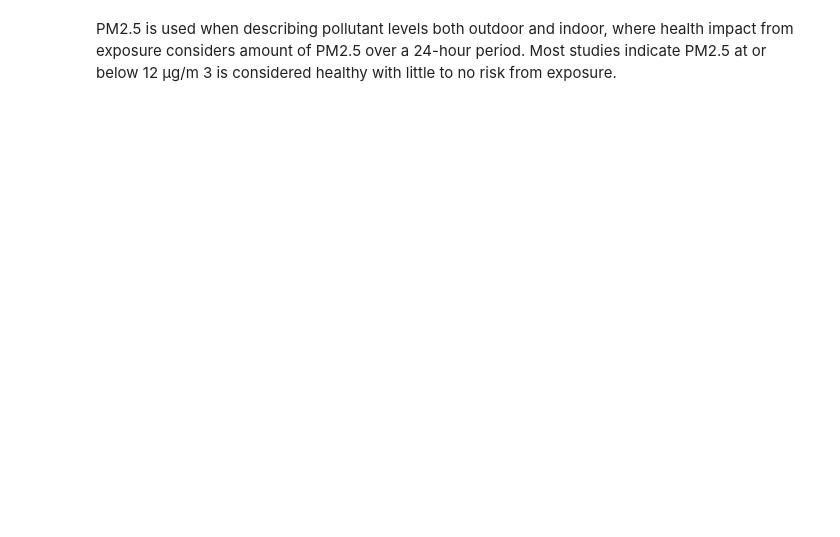
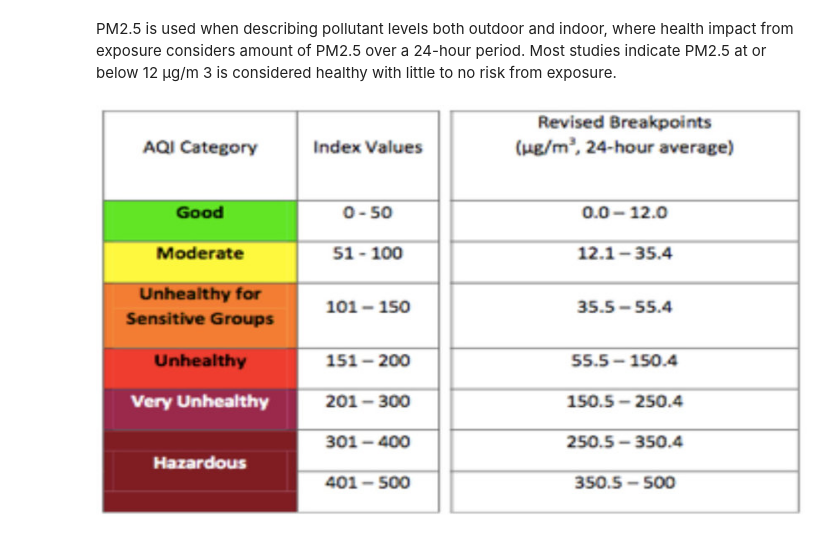
Before and after one commit to GHOSTRITAM/CLASS_PROJECT, a Jupyter notebook: AQI of Delhi/Notebook/Project Delhi.ipynb, the cells around one changed output. Saved outputs shown, nothing was run; the diff lists cells and outputs as text; code cells hidden in the pictures; blank space fills up the shorter version.

```diff
--- a/AQI of Delhi/Notebook/Project Delhi.ipynb
+++ b/AQI of Delhi/Notebook/Project Delhi.ipynb
@@ -139,0 +192,4 @@ AshokVihar[AshokVihar['PM2.5'] > 700] #looks scary
+# %%
+Image('..\Images\PM2.5.png')
+# %% [output]
+[figure, added]
```
Also changed, not shown: parts of 76 cells of this notebook.
